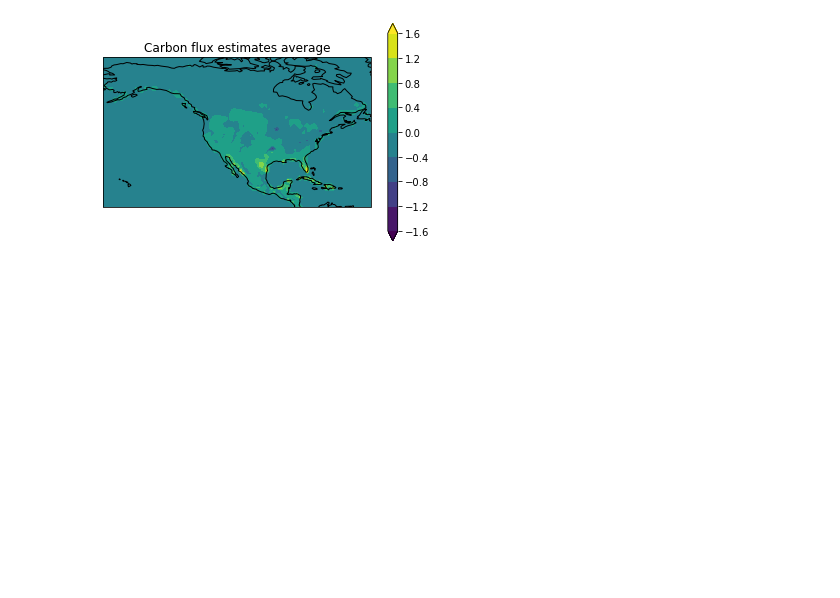
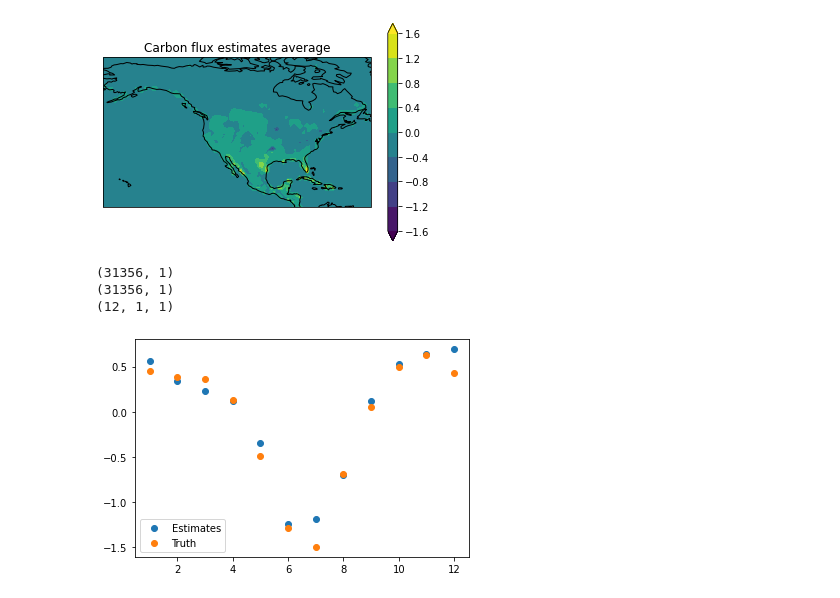
Before and after one commit to ypshiga/Neural_tutorial, a Jupyter notebook: NN_sandbox.ipynb, the cells around one changed output. Saved outputs shown, nothing was run; the diff lists cells and outputs as text; code cells hidden in the pictures; blank space fills up the shorter version.

```diff
--- a/NN_sandbox.ipynb
+++ b/NN_sandbox.ipynb
@@ -619,3 +619,33 @@ plt.colorbar()
 plt.show()
 # %% [output]
 [figure]
+# %%
+
+print(flux_test.shape)
+print(y_est.shape)
+
+
+b = np.reshape(np.ravel(flux_test, order='F'), (2613,12,1,-1),order='F')
+a = np.reshape(np.ravel(y_est, order='F'), (2613,12,1,-1),order='F')
+
+X_test_mon = np.mean(a,axis=0)
+X_tru_mon = np.mean(b,axis=0)
+
+print(X_test_mon.shape)
+
+X_test_mon = np.mean(X_test_mon,axis=1)
+X_tru_mon = np.mean(X_tru_mon,axis=1)
+
+# print(X_full_av_mon.shape)
+
+mon_array = np.arange(1, 13, dtype=float)
+
+plt.scatter(mon_array,X_test_mon[:,0],label="Estimates")
+plt.scatter(mon_array,X_tru_mon[:,0],label="Truth")
+plt.legend(loc="lower left")
+plt.show()
+# %% [output]
+(31356, 1)
+(31356, 1)
+(12, 1, 1)
+[figure, added]
```
Also changed, not shown: parts of 8 cells of this notebook.
